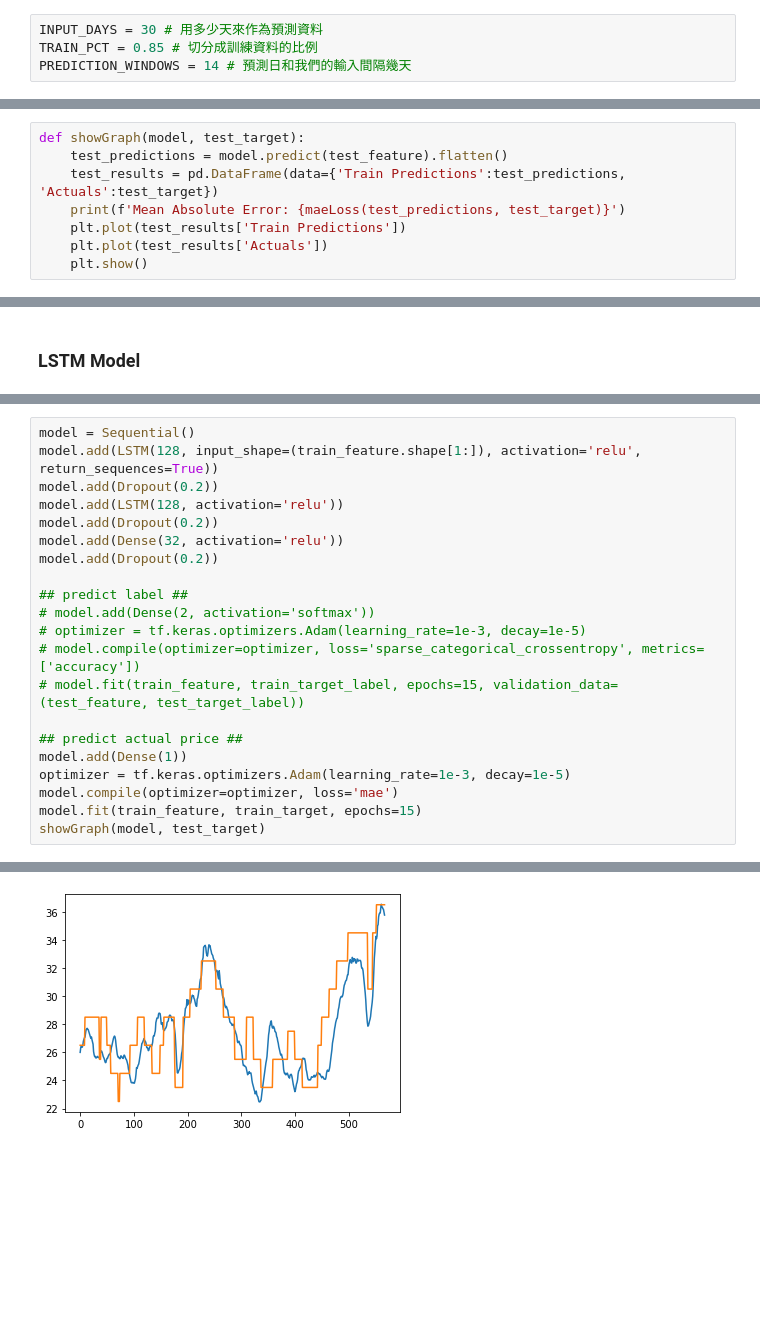
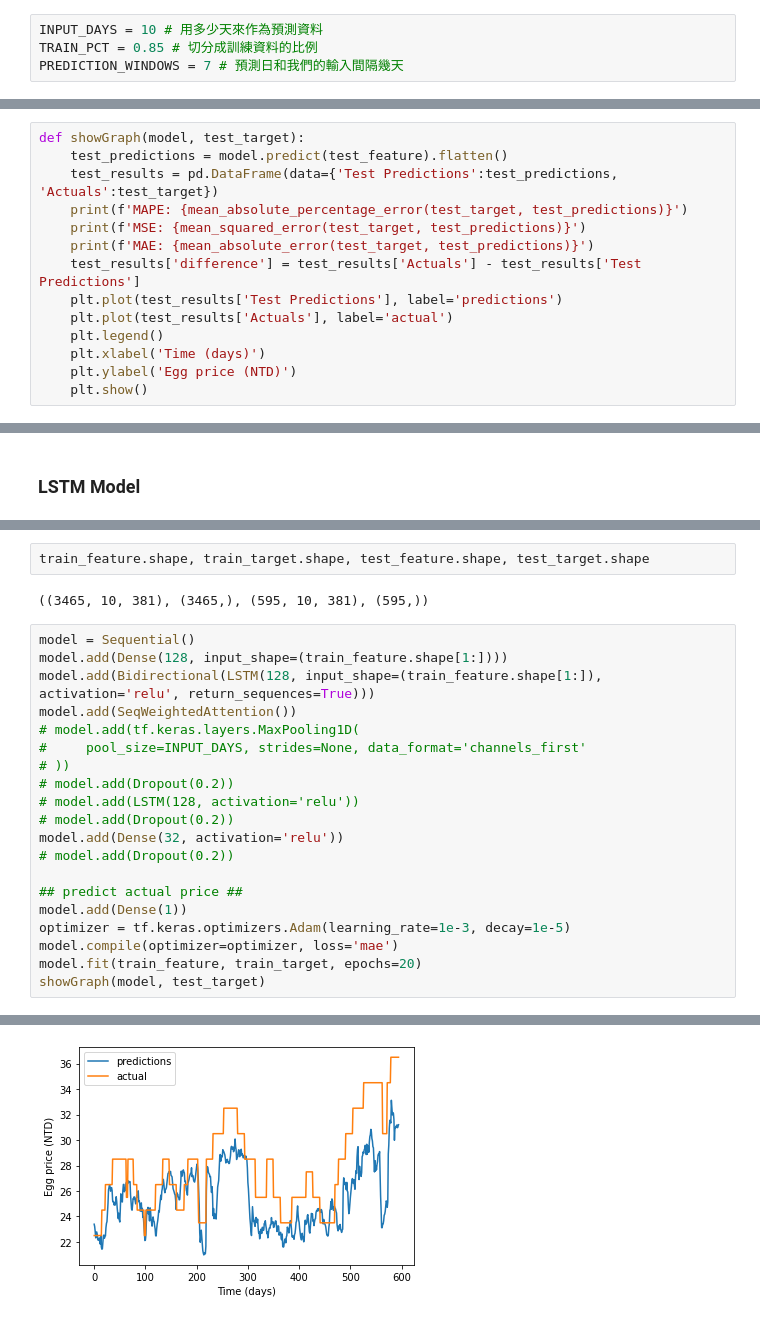
Before and after one commit to yhchen0215/big-data-final-project, a Jupyter notebook: train.ipynb, the cells around one changed output, grey strips where cells are left out. Saved outputs shown, nothing was run; the diff lists cells and outputs as text; blank space fills up the shorter version.

Commit message:
add Bi-GRU and attention, DNN remain issues

```diff
--- a/train.ipynb
+++ b/train.ipynb
@@ -10,4 +14,4 @@ from sklearn.preprocessing import MinMaxScaler
 # %%
-INPUT_DAYS = 30 # 用多少天來作為預測資料
+INPUT_DAYS = 10 # 用多少天來作為預測資料
 TRAIN_PCT = 0.85 # 切分成訓練資料的比例
-PREDICTION_WINDOWS = 14 # 預測日和我們的輸入間隔幾天
+PREDICTION_WINDOWS = 7 # 預測日和我們的輸入間隔幾天
@@ -20,10 +18,16 @@ def maeLoss(predictions, groundtruth):
 # %%
 def showGraph(model, test_target):
     test_predictions = model.predict(test_feature).flatten()
-    test_results = pd.DataFrame(data={'Train Predictions':test_predictions, 'Actuals':test_target})
-    print(f'Mean Absolute Error: {maeLoss(test_predictions, test_target)}')
-    plt.plot(test_results['Train Predictions'])
-    plt.plot(test_results['Actuals'])
+    test_results = pd.DataFrame(data={'Test Predictions':test_predictions, 'Actuals':test_target})
+    print(f'MAPE: {mean_absolute_percentage_error(test_target, test_predictions)}')
+    print(f'MSE: {mean_squared_error(test_target, test_predictions)}')
+    print(f'MAE: {mean_absolute_error(test_target, test_predictions)}')
+    test_results['difference'] = test_results['Actuals'] - test_results['Test Predictions']
+    plt.plot(test_results['Test Predictions'], label='predictions')
+    plt.plot(test_results['Actuals'], label='actual')
+    plt.legend()
+    plt.xlabel('Time (days)')
+    plt.ylabel('Egg price (NTD)')
     plt.show()
 # %% [markdown]
 ### Read Files and Replace Null Value
@@ -126,22 +194,25 @@ test_target_label = target_label[int(DATA_COUNT*TRAIN_PCT)+INPUT_DAYS:] # 用在
+# %%
+train_feature.shape, train_target.shape, test_feature.shape, test_target.shape
+# %% [output]
+((3465, 10, 381), (3465,), (595, 10, 381), (595,))
 # %%
 model = Sequential()
-model.add(LSTM(128, input_shape=(train_feature.shape[1:]), activation='relu', return_sequences=True))
-model.add(Dropout(0.2))
-model.add(LSTM(128, activation='relu'))
-model.add(Dropout(0.2))
+model.add(Dense(128, input_shape=(train_feature.shape[1:])))
+model.add(Bidirectional(LSTM(128, input_shape=(train_feature.shape[1:]), activation='relu', return_sequences=True)))
+model.add(SeqWeightedAttention())
+# model.add(tf.keras.layers.MaxPooling1D(
+#     pool_size=INPUT_DAYS, strides=None, data_format='channels_first'
+# ))
+# model.add(Dropout(0.2))
+# model.add(LSTM(128, activation='relu'))
+# model.add(Dropout(0.2))
 model.add(Dense(32, activation='relu'))
-model.add(Dropout(0.2))
-
-## predict label ##
-# model.add(Dense(2, activation='softmax'))
-# optimizer = tf.keras.optimizers.Adam(learning_rate=1e-3, decay=1e-5)
-# model.compile(optimizer=optimizer, loss='sparse_categorical_crossentropy', metrics=['accuracy'])
-# model.fit(train_feature, train_target_label, epochs=15, validation_data=(test_feature, test_target_label))
+# model.add(Dropout(0.2))
 
 ## predict actual price ##
 model.add(Dense(1))
 optimizer = tf.keras.optimizers.Adam(learning_rate=1e-3, decay=1e-5)
 model.compile(optimizer=optimizer, loss='mae')
-model.fit(train_feature, train_target, epochs=15)
+model.fit(train_feature, train_target, epochs=20)
 showGraph(model, test_target)
 # %% [output]
@@ -165 +236 @@ Mean Absolute Error: 1.7465645830396195
-[figure, old version]
+[figure, new version]
```
Also changed, not shown: parts of 19 cells of this notebook.
